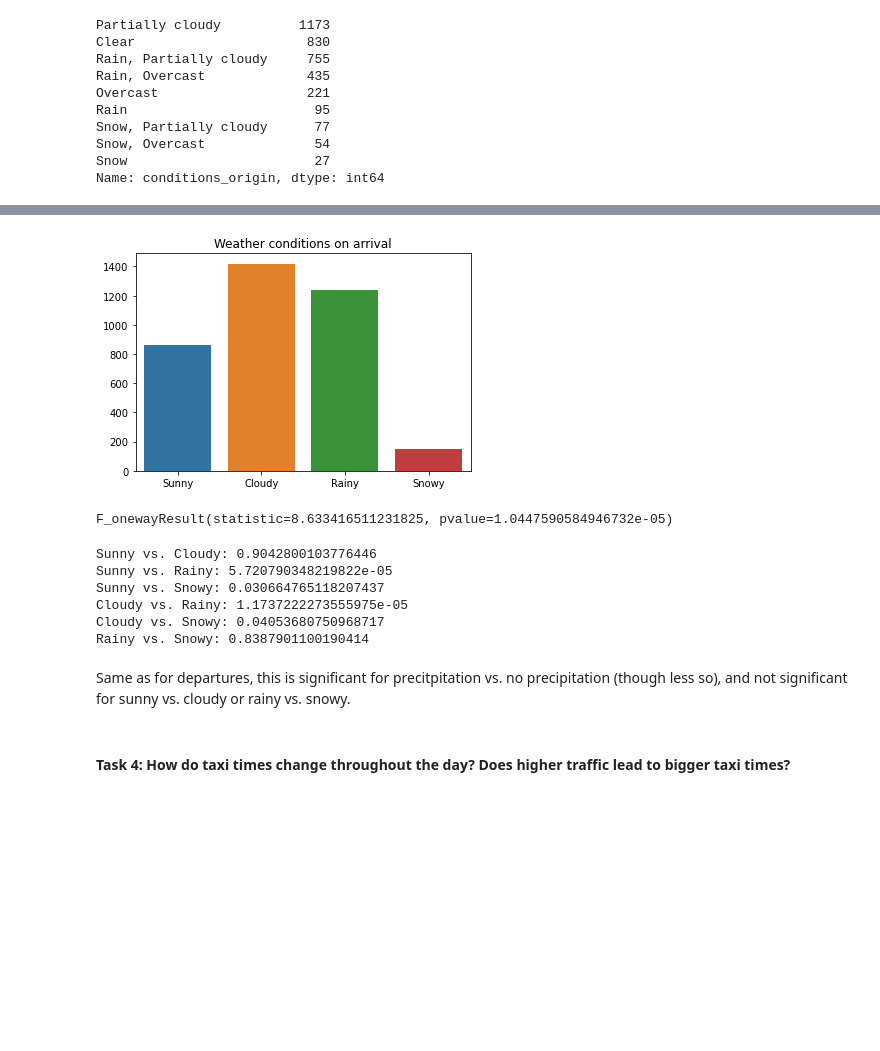
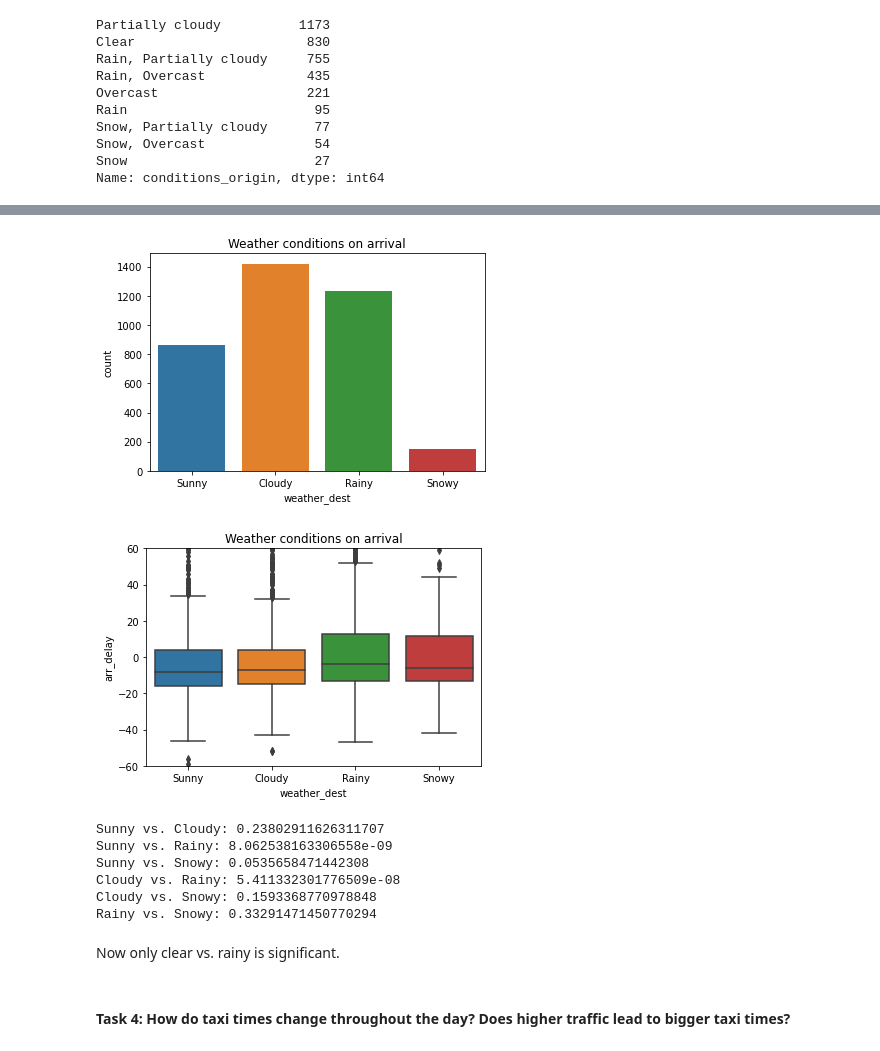
Before and after one commit to Noah2252/Lighthouse-Lab-Midterm-Project, a Jupyter notebook: gth/exploratory_analysis.ipynb, the cells around one changed output, grey strips where cells are left out. Saved outputs shown, nothing was run; the diff lists cells and outputs as text; code cells hidden in the pictures; blank space fills up the shorter version.

```diff
--- a/gth/exploratory_analysis.ipynb
+++ b/gth/exploratory_analysis.ipynb
@@ -262,6 +253,6 @@ conditions_arr = [sunny_arr, cloudy_arr, rainy_arr, snowy_arr]
 # %%
-sns.barplot(x=np.array(conditions), y=np.array(list(map(len, conditions_arr))))
+sns.countplot(data=flights_with_weather, x='weather_dest', order=weather_categories)
 plt.title('Weather conditions on arrival')
 plt.show()
 # %% [output]
-[figure, old version]
+[figure, new version]
@@ -270,18 +259,21 @@ delays_arr = [cond.arr_delay.dropna() for cond in conditions_arr]
-# %%
-st.f_oneway(*delays_arr)
-# %% [output]
-F_onewayResult(statistic=8.633416511231825, pvalue=1.0447590584946732e-05)
+# %%
+sns.boxplot(data=flights_with_weather, x='weather_dest', y='arr_delay', order=weather_categories)
+plt.title('Weather conditions on arrival')
+plt.ylim(-60, 60)
+plt.show()
+# %% [output]
+[figure, added]
 # %%
-all_ts(conditions, delays_arr)
+all_ranksums(conditions, delays_arr)
 # %% [output]
-Sunny vs. Cloudy: 0.9042800103776446
-Sunny vs. Rainy: 5.720790348219822e-05
-Sunny vs. Snowy: 0.030664765118207437
-Cloudy vs. Rainy: 1.1737222273555975e-05
-Cloudy vs. Snowy: 0.04053680750968717
-Rainy vs. Snowy: 0.8387901100190414
+Sunny vs. Cloudy: 0.23802911626311707
+Sunny vs. Rainy: 8.062538163306558e-09
+Sunny vs. Snowy: 0.0535658471442308
+Cloudy vs. Rainy: 5.411332301776509e-08
+Cloudy vs. Snowy: 0.1593368770978848
+Rainy vs. Snowy: 0.33291471450770294
-# %% [markdown]
-Same as for departures, this is significant for precitpitation vs. no precipitation (though less so), and not significant for sunny vs. cloudy or rainy vs. snowy.
+# %% [markdown]
+Now only clear vs. rainy is significant.
 # %% [markdown]
 #### **Task 4**: How do taxi times change throughout the day? Does higher traffic lead to bigger taxi times?
 # %%
```
Also changed, not shown: parts of 19 cells of this notebook.
